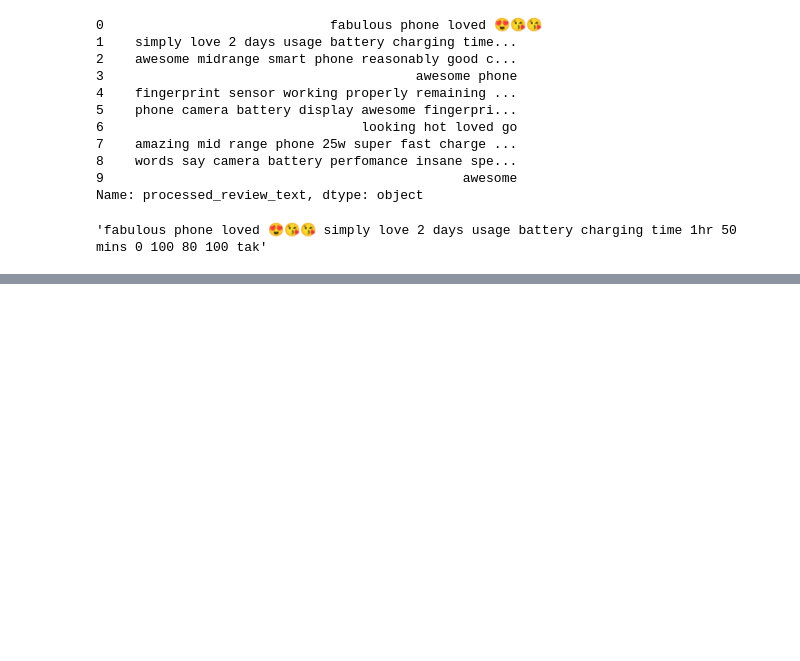
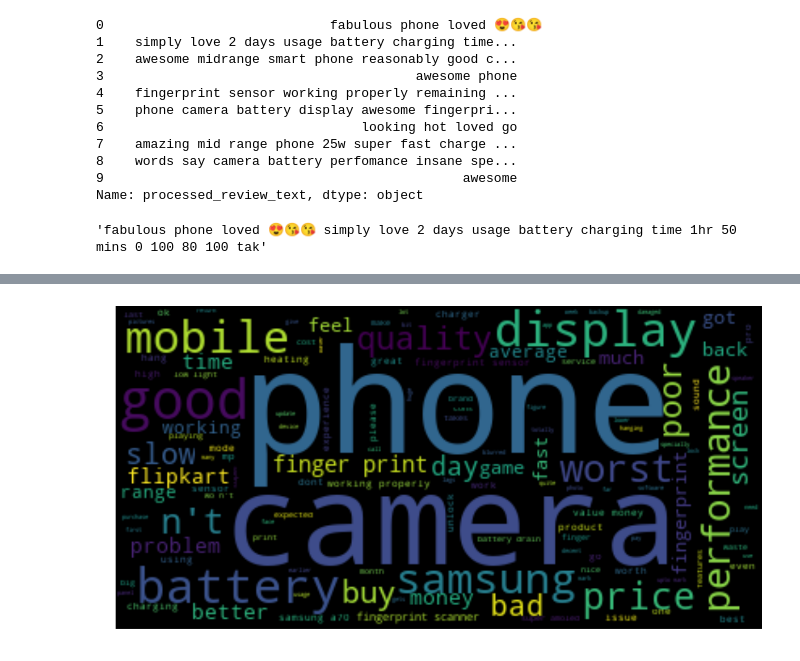
Before and after one commit to ace-racer/ReviewAnalysis, a Jupyter notebook: src/descriptive_analytics/Analyse product reviews.ipynb, the cells around one changed output, grey strips where cells are left out. Saved outputs shown, nothing was run; the diff lists cells and outputs as text; code cells hidden in the pictures; blank space fills up the shorter version.

```diff
--- a/src/descriptive_analytics/Analyse product reviews.ipynb
+++ b/src/descriptive_analytics/Analyse product reviews.ipynb
@@ -132,0 +172,4 @@ plt.axis("off")
+# %%
+generate_word_cloud_for_reviews(negative_reviews_df)
+# %% [output]
+[figure, added]
```
Also changed, not shown: parts of 10 cells of this notebook.
